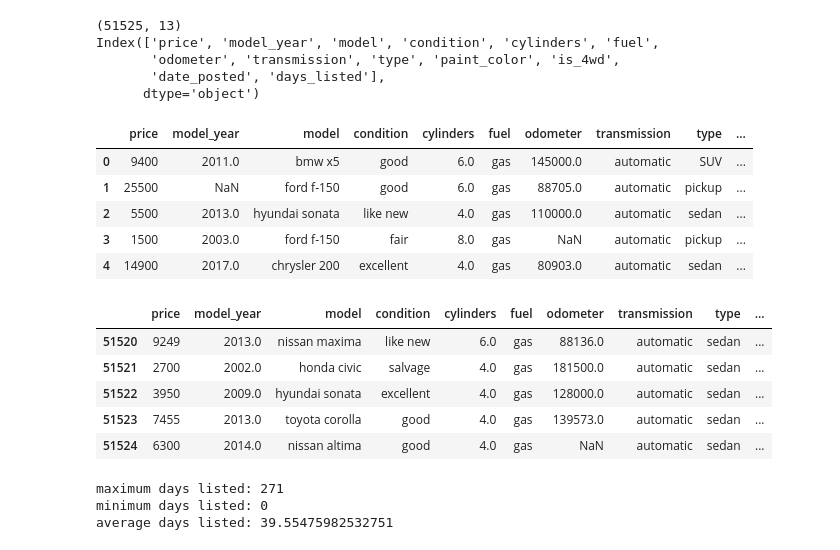
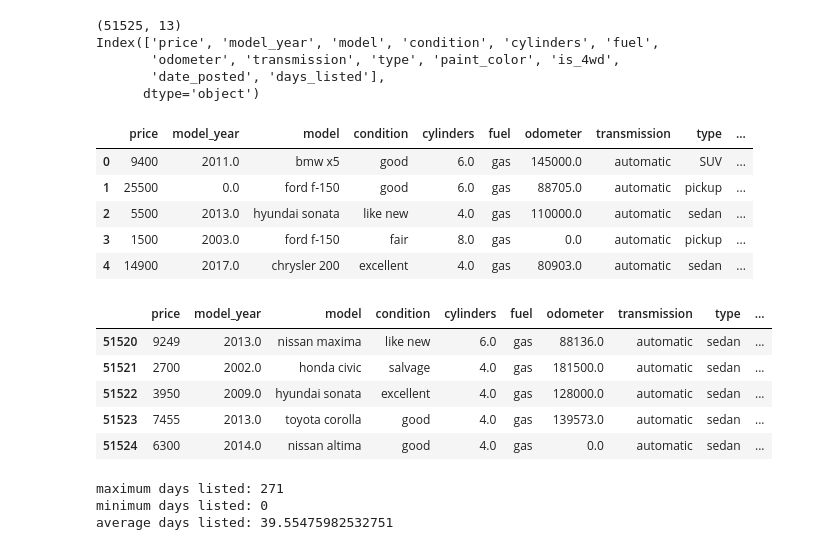
Before and after one commit to navarroal95/Repository-Project-, a Jupyter notebook: notebooks/EDA.ipynb, the cells around one changed output. Cells and saved outputs as stored; diff of their text form; code cells hidden in the pictures.

```diff
--- a/notebooks/EDA.ipynb
+++ b/notebooks/EDA.ipynb
@@ -14,13 +14,15 @@ Index(['price', 'model_year', 'model', 'condition', 'cylinders', 'fuel',
        'date_posted', 'days_listed'],
       dtype='object')
 # %%
+df = df.fillna(0)
+
 df.head()
 # %% [output]
 |  | price | model_year | model | condition | cylinders | fuel | odometer | transmission | type | ... |
 | 0 | 9400 | 2011.0 | bmw x5 | good | 6.0 | gas | 145000.0 | automatic | SUV | ... |
-| 1 | 25500 | NaN | ford f-150 | good | 6.0 | gas | 88705.0 | automatic | pickup | ... |
+| 1 | 25500 | 0.0 | ford f-150 | good | 6.0 | gas | 88705.0 | automatic | pickup | ... |
 | 2 | 5500 | 2013.0 | hyundai sonata | like new | 4.0 | gas | 110000.0 | automatic | sedan | ... |
-| 3 | 1500 | 2003.0 | ford f-150 | fair | 8.0 | gas | NaN | automatic | pickup | ... |
+| 3 | 1500 | 2003.0 | ford f-150 | fair | 8.0 | gas | 0.0 | automatic | pickup | ... |
 | 4 | 14900 | 2017.0 | chrysler 200 | excellent | 4.0 | gas | 80903.0 | automatic | sedan | ... |
 # %%
 df.tail()
@@ -30,7 +32,7 @@ df.tail()
 | 51521 | 2700 | 2002.0 | honda civic | salvage | 4.0 | gas | 181500.0 | automatic | sedan | ... |
 | 51522 | 3950 | 2009.0 | hyundai sonata | excellent | 4.0 | gas | 128000.0 | automatic | sedan | ... |
 | 51523 | 7455 | 2013.0 | toyota corolla | good | 4.0 | gas | 139573.0 | automatic | sedan | ... |
-| 51524 | 6300 | 2014.0 | nissan altima | good | 4.0 | gas | NaN | automatic | sedan | ... |
+| 51524 | 6300 | 2014.0 | nissan altima | good | 4.0 | gas | 0.0 | automatic | sedan | ... |
 # %%
 # add the nbins argument to clean the curve a bit: figA = px.histogram(df, x="days_listed", nbins=64)
 figA = px.histogram(df, x="days_listed", nbins=64)
```
Also changed, not shown: parts of 2 cells of this notebook.
